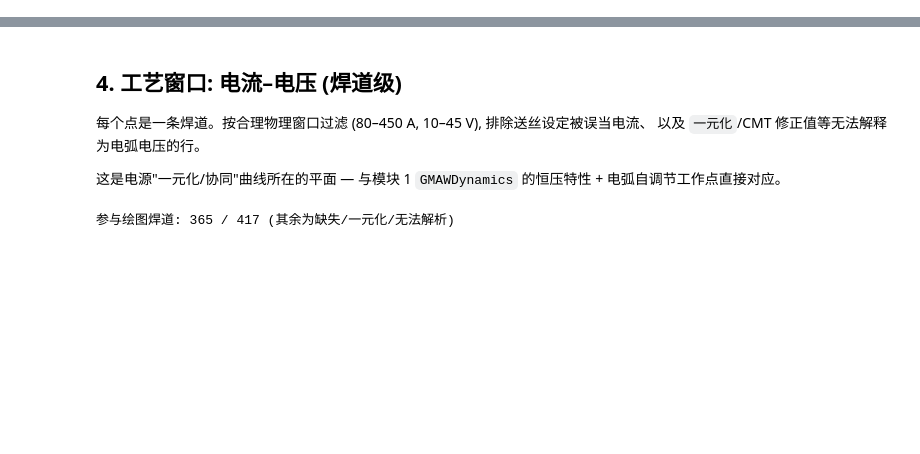
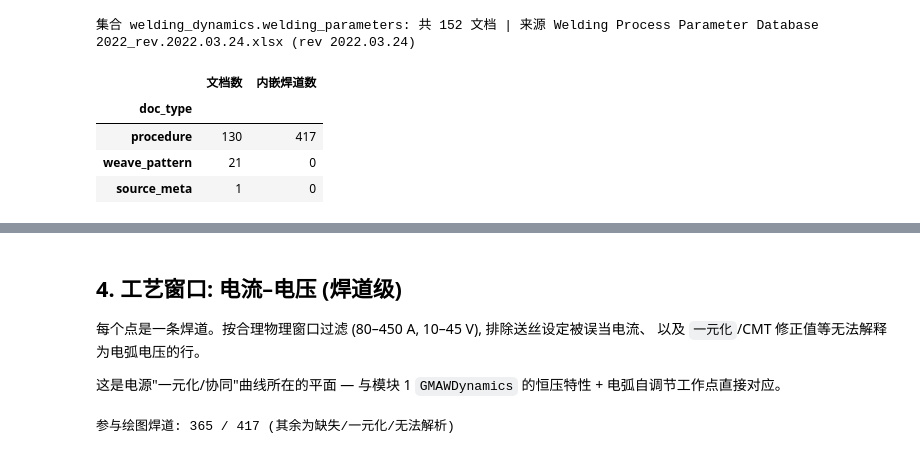
Before and after one commit to Binjian/welding-dynamics, a Jupyter notebook: notebooks/welding_parameter_database_exploration.ipynb, the cells around one changed output, grey strips where cells are left out. Drawn from its saved outputs; the diff is of its cells as text; code cells hidden in the pictures; blank space fills up the shorter version.

```diff
--- a/notebooks/welding_parameter_database_exploration.ipynb
+++ b/notebooks/welding_parameter_database_exploration.ipynb
@@ -148,0 +56,17 @@ rec[["焊机型号", "母材", "焊丝直径", "保护气体", "焊缝形式", "
+# %%
+summary = list(coll.aggregate([
+    {"$group": {"_id": "$doc_type", "文档数": {"$sum": 1},
+                "内嵌焊道数": {"$sum": {"$ifNull": ["$n_passes", 0]}}}},
+    {"$sort": {"文档数": -1}},
+]))
+meta = coll.find_one({"doc_type": "source_meta"})
+print(f"集合 {DB}.{COLL}: 共 {coll.estimated_document_count()} 文档 | "
+      f"来源 {meta['source_file']} (rev {meta['revision']})")
+pd.DataFrame(summary).rename(columns={"_id": "doc_type"}).set_index("doc_type")
+# %% [output]
+集合 welding_dynamics.welding_parameters: 共 152 文档 | 来源 Welding Process Parameter Database 2022_rev.2022.03.24.xlsx (rev 2022.03.24)
+|  | 文档数 | 内嵌焊道数 |
+| doc_type |  |  |
+| procedure | 130 | 417 |
+| weave_pattern | 21 | 0 |
+| source_meta | 1 | 0 |
```
Also changed, not shown: parts of 20 cells of this notebook, 4 other files.
